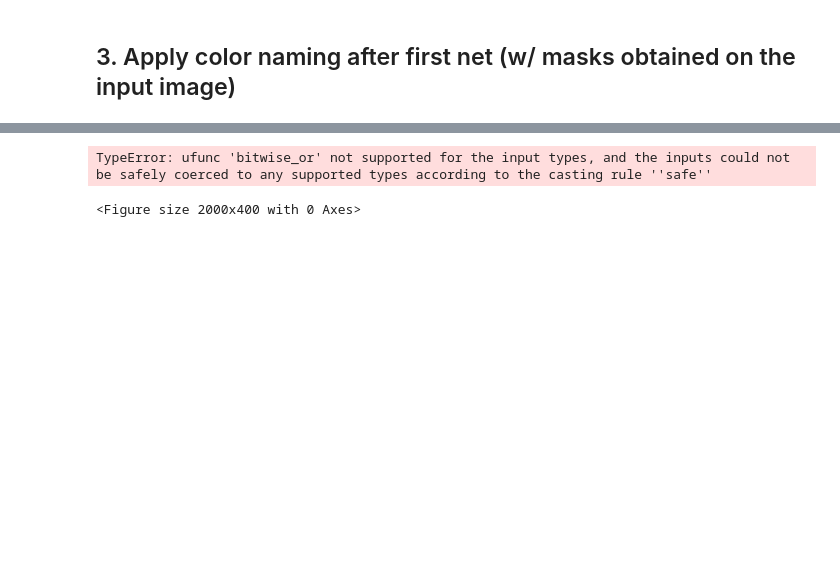
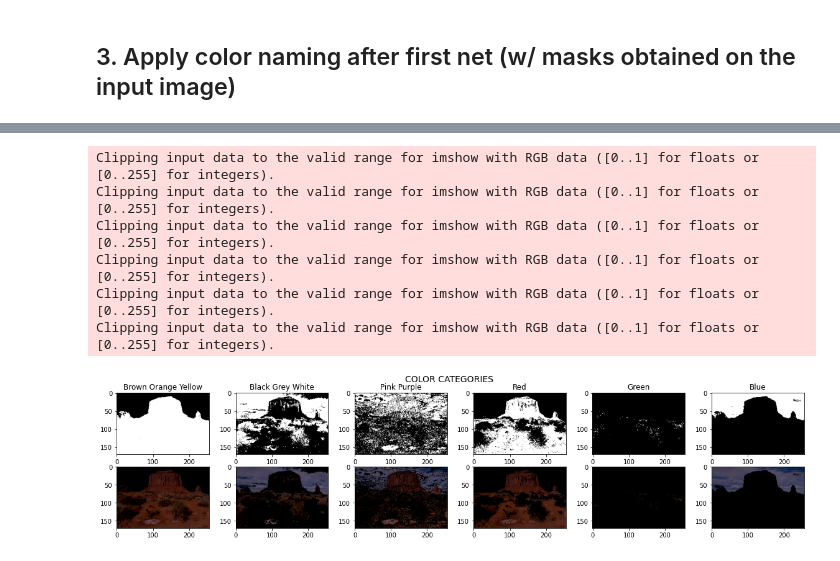
Before and after one commit to davidserra9/CURL, a Jupyter notebook: Untitled.ipynb, the cells around one changed output, grey strips where cells are left out. Drawn from its saved outputs; the diff is of its cells as text; code cells hidden in the pictures; blank space fills up the shorter version.

```diff
--- a/Untitled.ipynb
+++ b/Untitled.ipynb
@@ -204,14 +207,24 @@ Clipping input data to the valid range for imshow with RGB data ([0..1] for floa
 # %%
 # Join color categories
-color_masks = []
+naming_images = []
 fig = plt.figure(figsize=(20, 4))
 fig.suptitle('COLOR CATEGORIES', fontsize=14)
 for idx, category in enumerate(COLOR_CATEGORIES):
-    mask = analogic_or([mid_img * np.expand_dims(np.greater_equal(prob_maps[i], THRESHOLD).astype(int), axis=2) for i in category]).astype(int)
-    prob = np.sum([prob_maps[i] for i in category], axis=0)
-    plt.subplot(1, len(COLOR_CATEGORIES), idx+1)
+    mask_category = analogic_or([np.greater_equal(prob_maps[i], THRESHOLD).astype(int) for i in category]).astype(int)
+    image_masked = mid_img * np.expand_dims(mask_category, axis=2).astype(int)
+
+    naming_images.append(image_masked)
+
+    plt.subplot(2, len(COLOR_CATEGORIES), idx+1)
     plt.title(' '.join([COLOR_ORDER[col] for col in category]))
-    plt.imshow(mask)
+    plt.imshow(mask_category, cmap="gray")
+    plt.subplot(2, len(COLOR_CATEGORIES), idx+1+len(COLOR_CATEGORIES))
+    plt.imshow(image_masked)
 # %% [output]
-TypeError: ufunc 'bitwise_or' not supported for the input types, and the inputs could not be safely coerced to any supported types according to the casting rule ''safe''
+Clipping input data to the valid range for imshow with RGB data ([0..1] for floats or [0..255] for integers).
+Clipping input data to the valid range for imshow with RGB data ([0..1] for floats or [0..255] for integers).
+Clipping input data to the valid range for imshow with RGB data ([0..1] for floats or [0..255] for integers).
+Clipping input data to the valid range for imshow with RGB data ([0..1] for floats or [0..255] for integers).
+Clipping input data to the valid range for imshow with RGB data ([0..1] for floats or [0..255] for integers).
+Clipping input data to the valid range for imshow with RGB data ([0..1] for floats or [0..255] for integers).
-<Figure size 2000x400 with 0 Axes>
+[figure, added]
```
Also changed, not shown: parts of 7 cells of this notebook.
